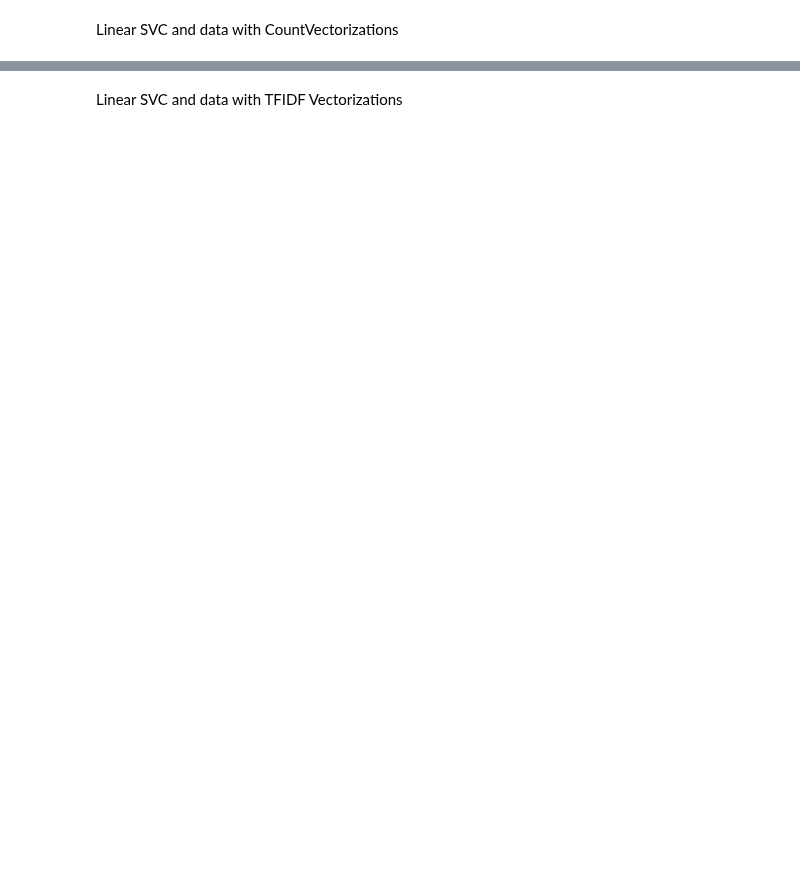
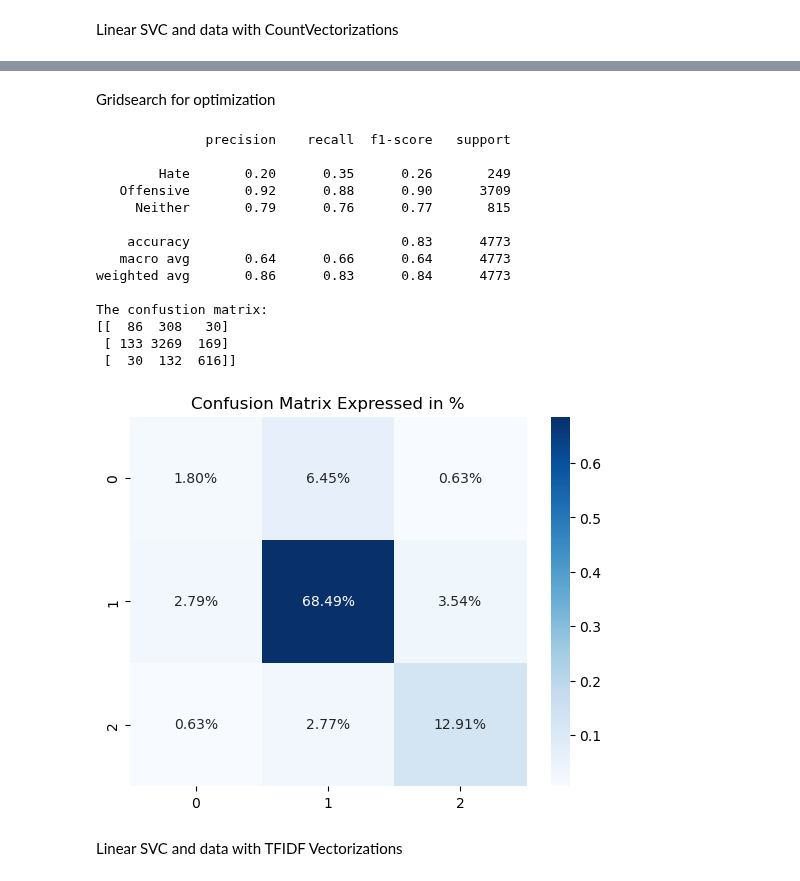
Before and after one commit to Disquietudee/Recognising-hate-speech-on-twitter-vs-offensive-language, a Jupyter notebook: baseline_model.ipynb, the cells around one changed output, grey strips where cells are left out. Cells and saved outputs as stored; diff of their text form; code cells hidden in the pictures; blank space fills up the shorter version.

```diff
--- a/baseline_model.ipynb
+++ b/baseline_model.ipynb
@@ -195,6 +207,6 @@ Linear SVC and data with CountVectorizations
 # %%
 # Initalising model
-svc = LinearSVC()
+svc = LinearSVC(random_state= 424, max_iter = 10000)
 
 # Train and predict
 svc.fit(X_train_over_count, y_train_over_count)
@@ -220 +232,3 @@ The confustion matrix:
 [figure]
+# %% [markdown]
+Gridsearch for optimization
@@ -221,3 +245,29 @@ The confustion matrix:
+# %%
+# Initalising model
+svc = LinearSVC(random_state= 424, C=10, penalty= 'l2', max_iter= 10000)
+
+# Train and predict
+svc.fit(X_train_over_count, y_train_over_count)
+y_preds = svc.predict(X_test_count)
+
+# output statistics
+printModelStats(y_preds, y_test)
+# %% [output]
+              precision    recall  f1-score   support
+
+        Hate       0.20      0.35      0.26       249
+   Offensive       0.92      0.88      0.90      3709
+     Neither       0.79      0.76      0.77       815
+
+    accuracy                           0.83      4773
+   macro avg       0.64      0.66      0.64      4773
+weighted avg       0.86      0.83      0.84      4773
+
+The confustion matrix:
+[[  86  308   30]
+ [ 133 3269  169]
+ [  30  132  616]]
+[figure, added]
 # %% [markdown]
 Linear SVC and data with TFIDF Vectorizations
 # %%
```
Also changed, not shown: parts of 13 cells of this notebook.
